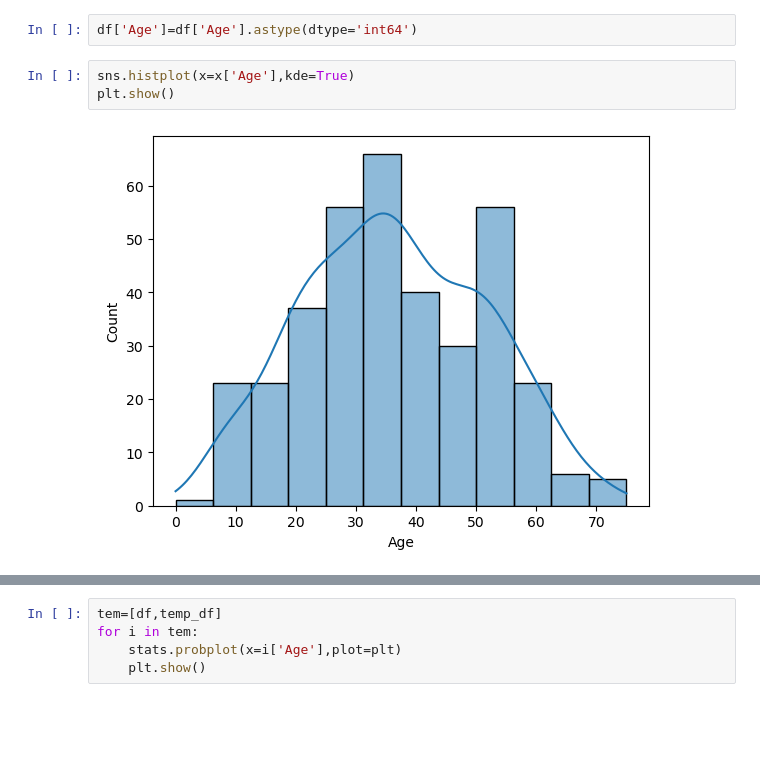
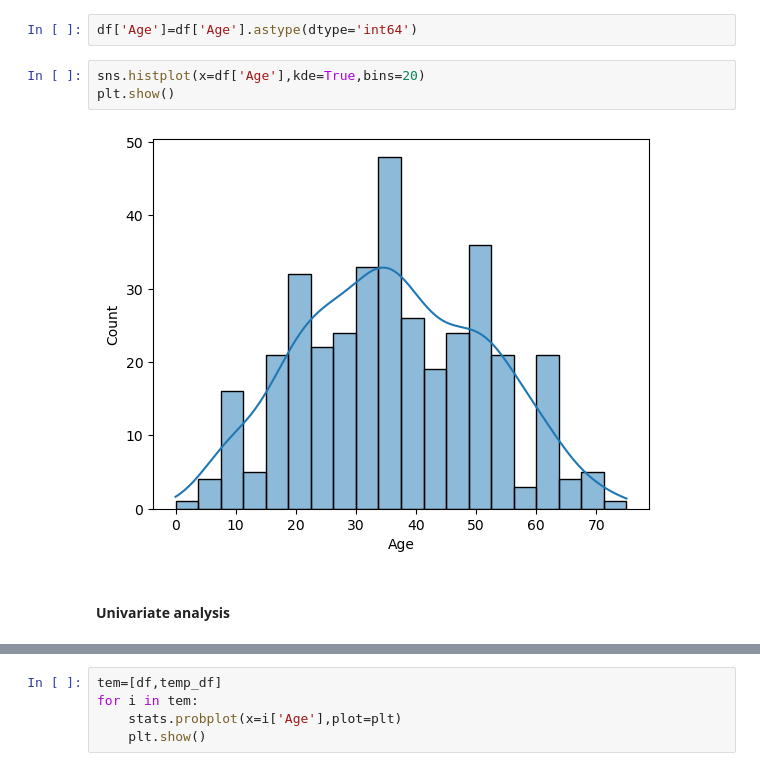
Before and after one commit to NuneShashank/Skin_Disorder, a Jupyter notebook: code.ipynb, the cells around one changed output, grey strips where cells are left out. Cells and saved outputs as stored; diff of their text form; blank space fills up the shorter version.

```diff
--- a/code.ipynb
+++ b/code.ipynb
@@ -302,8 +198,10 @@ array(['55', '8', '26', '40', '45', '41', '18', '57', '22', '30', '20',
        '49', '63', '68', '9', '75'], dtype=object)
 # %%
 df['Age']=df['Age'].astype(dtype='int64')
-# %%
-sns.histplot(x=x['Age'],kde=True)
-plt.show()
-# %% [output]
-[figure, removed]
+# %%
+sns.histplot(x=df['Age'],kde=True,bins=20)
+plt.show()
+# %% [output]
+[figure, added]
+# %% [markdown]
+#### Univariate analysis
```
Also changed, not shown: parts of 21 cells of this notebook.
